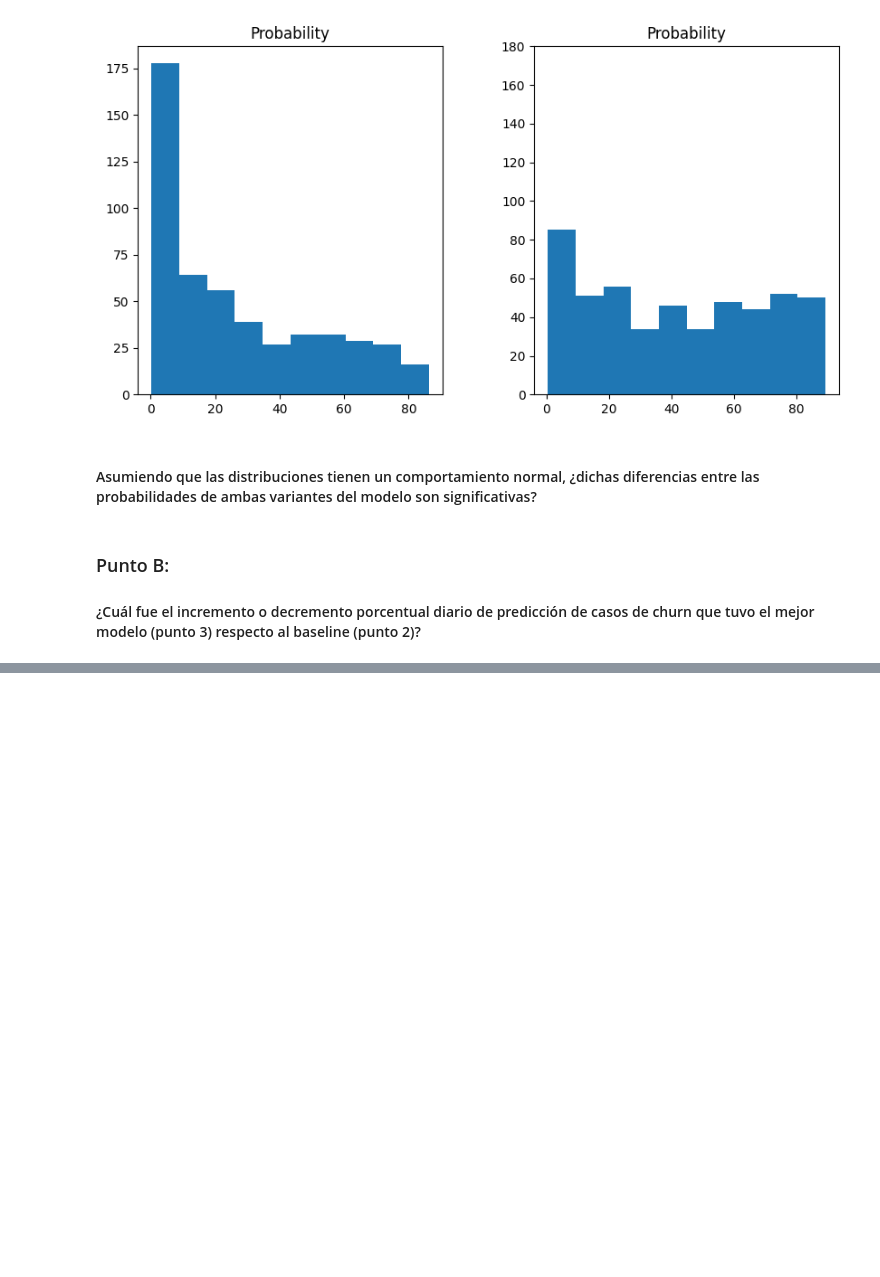
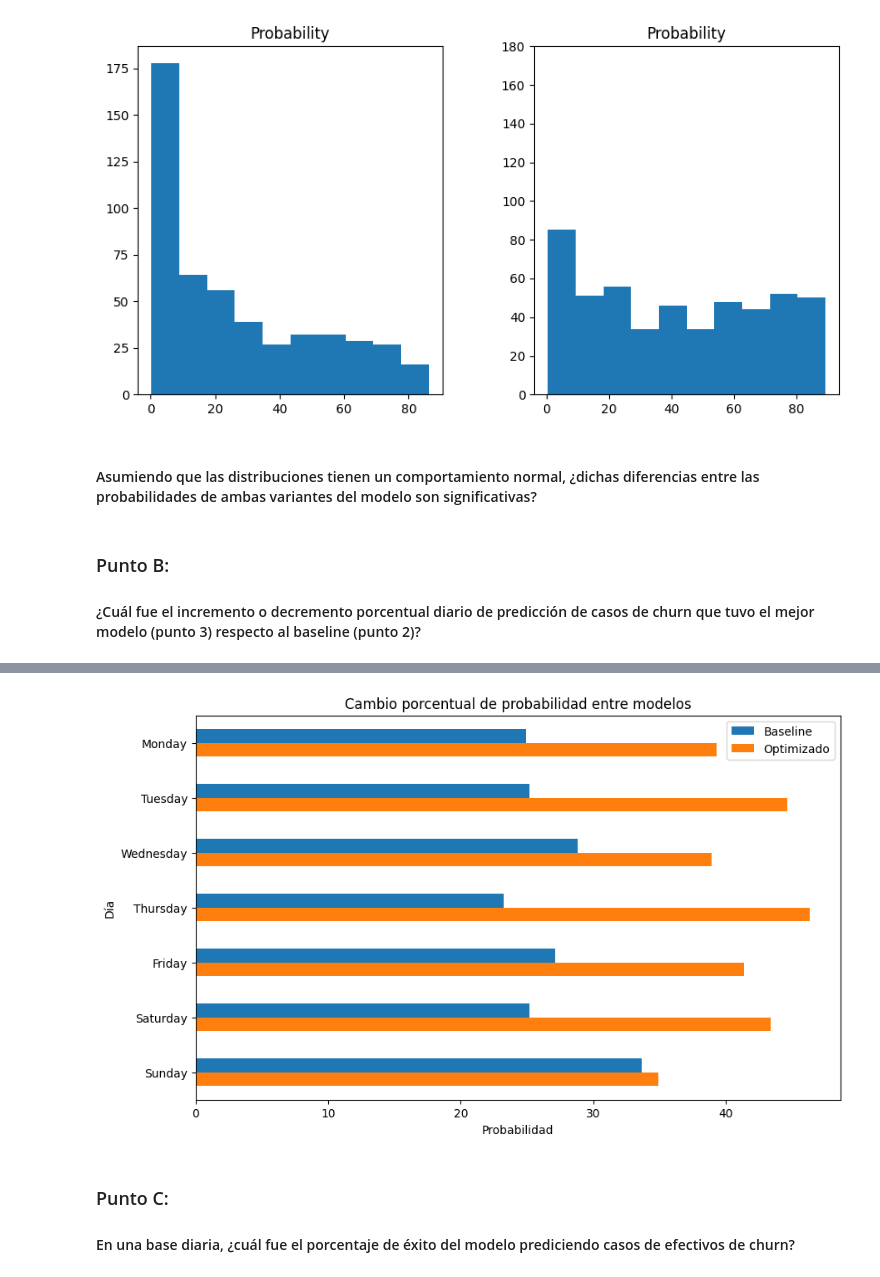
Before and after one commit to DJRT-11/MINE4101-T3, a Jupyter notebook: a-b_testing.ipynb, the cells around one changed output, grey strips where cells are left out. Cells and saved outputs as stored; diff of their text form; code cells hidden in the pictures; blank space fills up the shorter version.

```diff
--- a/a-b_testing.ipynb
+++ b/a-b_testing.ipynb
@@ -134,0 +236,29 @@ df_01
+# %%
+change_01 = df_01[["Probability","type"]].groupby("type").mean().reset_index()
+change_01 = change_01.rename(columns={"Probability":"Monday"})
+
+change_02 = df_02[["Probability","type"]].groupby("type").mean().reset_index()
+change_02 = change_02.rename(columns={"Probability":"Tuesday"})
+
+change_03 = df_03[["Probability","type"]].groupby("type").mean().reset_index()
+change_03 = change_03.rename(columns={"Probability":"Wednesday"})
+
+change_04 = df_04[["Probability","type"]].groupby("type").mean().reset_index()
+change_04 = change_04.rename(columns={"Probability":"Thursday"})
+
+change_05 = df_05[["Probability","type"]].groupby("type").mean().reset_index()
+change_05 = change_05.rename(columns={"Probability":"Friday"})
+
+change_06 = df_06[["Probability","type"]].groupby("type").mean().reset_index()
+change_06 = change_06.rename(columns={"Probability":"Saturday"})
+
+change_07 = df_07[["Probability","type"]].groupby("type").mean().reset_index()
+change_07 = change_07.rename(columns={"Probability":"Sunday"})
+# %%
+change_df = change_01.merge(change_02, on="type").merge(change_03, on="type").merge(change_04, on="type").merge(change_05, on="type").merge(change_06, on="type").merge(change_07, on="type")
+change_df = change_df.transpose()
+change_df.columns = change_df.iloc[0]
+change_df = change_df[1:]
+# %%
+change_df["change"] = change_df["optimized"] - change_df["baseline"]
+change_df
@@ -134,0 +274,18 @@ df_01
+# %%
+ax = change_df[["baseline","optimized"]].plot(kind='barh', width=0.5, figsize=(10, 6)).invert_yaxis()
+
+plt.xlabel('Probabilidad')
+plt.ylabel('Día')
+plt.title('Cambio porcentual de probabilidad entre modelos')
+
+# Adding legend
+plt.legend(['Baseline', 'Optimizado'])
+
+# Display the plot
+plt.show()
+# %% [output]
+[figure, added]
+# %% [markdown]
+### Punto C:
+
+#### En una base diaria, ¿cuál fue el porcentaje de éxito del modelo prediciendo casos de efectivos de churn?
```
Also changed, not shown: parts of 21 cells of this notebook, 1 other file.
